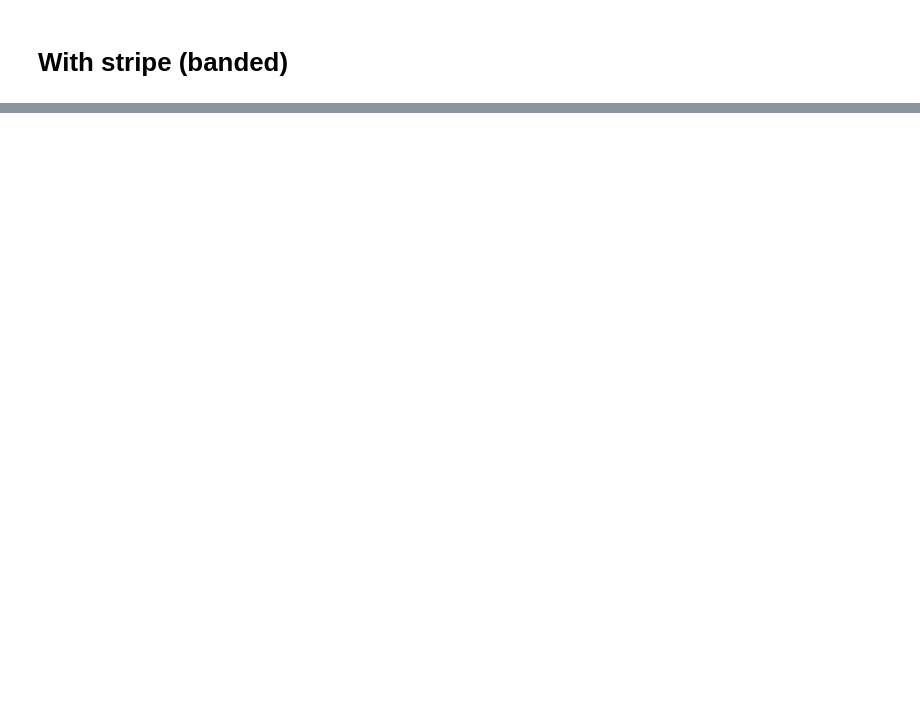
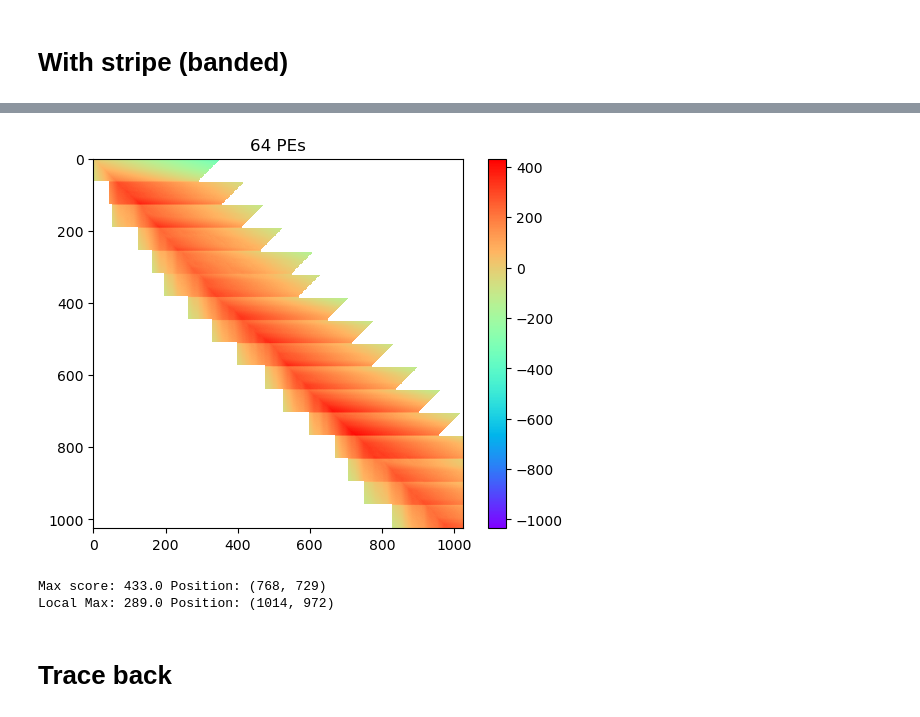
Before and after one commit to YellowJason/Gene_project_2023, a Jupyter notebook: Needleman_Wunsch_local_min_dia.ipynb, the cells around one changed output, grey strips where cells are left out. Drawn from its saved outputs; the diff is of its cells as text; code cells hidden in the pictures; blank space fills up the shorter version.

Commit message:
trace back check

```diff
--- a/Needleman_Wunsch_local_min_dia.ipynb
+++ b/Needleman_Wunsch_local_min_dia.ipynb
@@ -538,0 +508,36 @@ Local Max: 1743.0 Position: (961, 1024)
+# %%
+# Score matrix
+V = np.zeros((tile_size+1, tile_size+1))
+V = V + float('-inf')
+V[0][0] = 0
+I = np.zeros((tile_size+1, tile_size+1))
+I = I + float('-inf')
+I[0][0] = 0
+D = np.zeros((tile_size+1, tile_size+1))
+D = D + float('-inf')
+D[0][0] = 0
+
+for i in range(1, tile_size+1):
+    V[0, i] = g_o + (i-1)*g_e
+    V[i, 0] = g_o + (i-1)*g_e
+#     V[0, i] = float('-inf')
+#     V[i, 0] = float('-inf')
+    D[0, i] = float('-inf')
+    D[i, 0] = g_o + i*g_e
+    I[0, i] = g_o + i*g_e
+#     D[i, 0] = float('-inf')
+#     I[0, i] = float('-inf')
+    I[i, 0] = float('-inf')
+# print('Score matrix')
+# print(V)
+# print('Insertion matrix (Score when direction is left)')
+# print(I)
+# print('Deletion matrix (Score when direction is top)')
+# print(D)
+# Direction matrix, 0:no compute, 1:top-left, 2:top, 3:left
+Trace = np.zeros((tile_size+1, tile_size+1), dtype=int)
+Trace_2x = np.zeros((tile_size+1, tile_size+1), dtype=int)
+# When direction = 'left' or 'top', we needs to trace next direction on 'Trace_I' or 'Trace_D' instead of 'Trace'
+# 0:from Trace_I or Trace_D (extend gap), 1:from Trace (new gap)
+Trace_I = np.zeros((tile_size+1, tile_size+1), dtype=int)
+Trace_D = np.zeros((tile_size+1, tile_size+1), dtype=int)
@@ -539,3 +691,16 @@ Local Max: 1743.0 Position: (961, 1024)
+# %%
+plt.imshow(V[:, :], cmap='rainbow')
+plt.colorbar()
+plt.title(f'{num_PE} PEs')
+plt.show()
+print('Max score:', V_max, f'Position: {x_max, y_max}')
+print('Local Max:', V_max_local, f'Position: {x_max_local, y_max_local}')
+# %% [output]
+[figure, added]
+Max score: 433.0 Position: (768, 729)
+Local Max: 289.0 Position: (1014, 972)
+# %% [markdown]
+# Trace back
 # %%
 f = open(f'./verilog/test_data/align_{seed}.txt', 'w')
 f2 = open('align_xy.txt', 'w')
```
Also changed, not shown: parts of 14 cells of this notebook, 2 other files.
